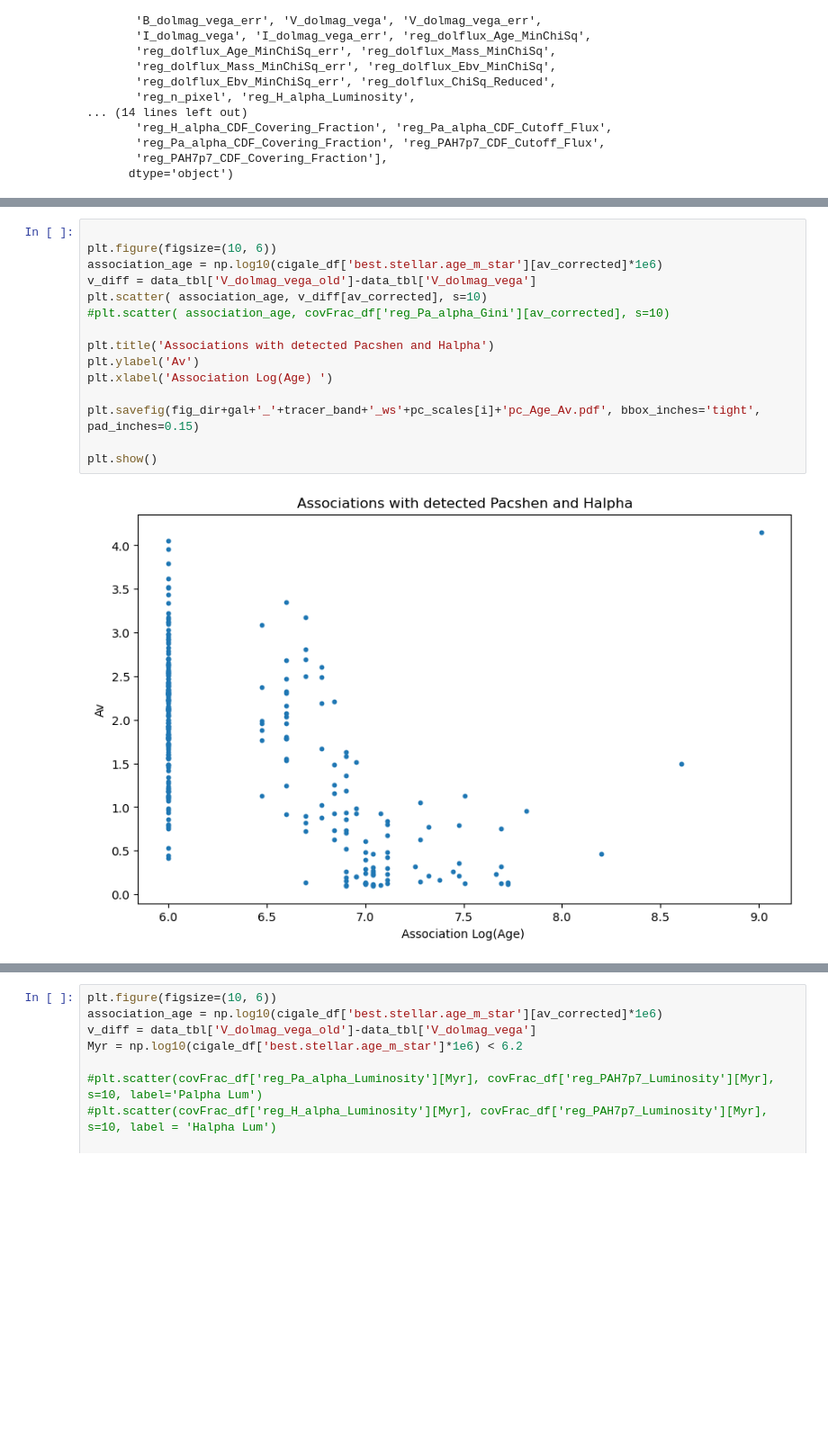
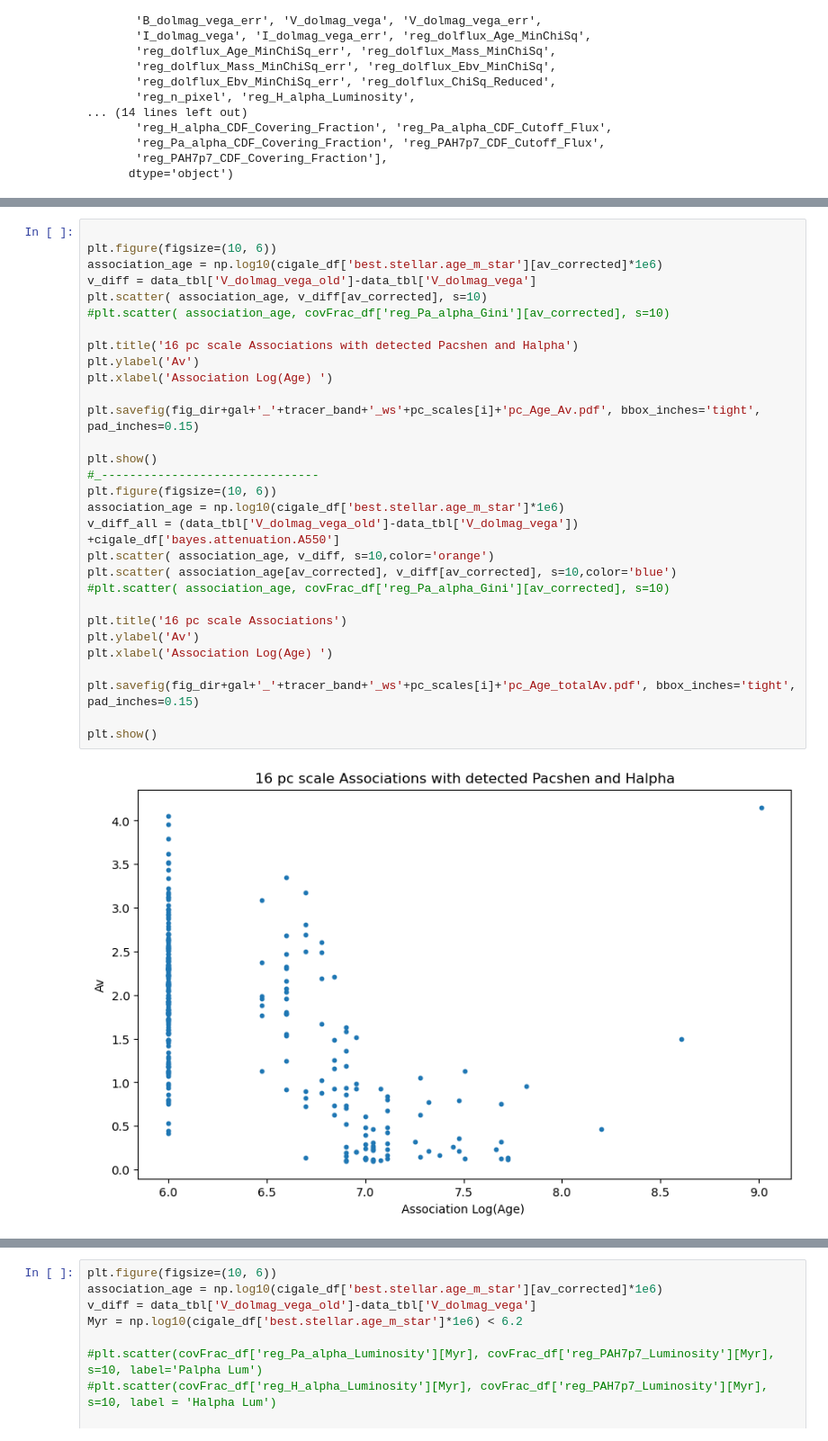
Before and after one commit to kilarson/msa, a Jupyter notebook: msa_cigale.ipynb, the cells around one changed output, grey strips where cells are left out. Shown at 90% size. Drawn from its saved outputs; the diff is of its cells as text; blank space fills up the shorter version.

```diff
--- a/msa_cigale.ipynb
+++ b/msa_cigale.ipynb
@@ -1507,17 +1686,32 @@ Index(['reg_id', 'reg_x', 'reg_y', 'reg_ra', 'reg_dec', 'reg_area', 'reg_rad',
 # %%
 
 plt.figure(figsize=(10, 6))
 association_age = np.log10(cigale_df['best.stellar.age_m_star'][av_corrected]*1e6)
 v_diff = data_tbl['V_dolmag_vega_old']-data_tbl['V_dolmag_vega']
 plt.scatter( association_age, v_diff[av_corrected], s=10)
 #plt.scatter( association_age, covFrac_df['reg_Pa_alpha_Gini'][av_corrected], s=10)
 
-plt.title('Associations with detected Pacshen and Halpha')
+plt.title('16 pc scale Associations with detected Pacshen and Halpha')
 plt.ylabel('Av')
 plt.xlabel('Association Log(Age) ')
 
 plt.savefig(fig_dir+gal+'_'+tracer_band+'_ws'+pc_scales[i]+'pc_Age_Av.pdf', bbox_inches='tight', pad_inches=0.15)
 
 plt.show()
+#_-------------------------------
+plt.figure(figsize=(10, 6))
+association_age = np.log10(cigale_df['best.stellar.age_m_star']*1e6)
+v_diff_all = (data_tbl['V_dolmag_vega_old']-data_tbl['V_dolmag_vega']) +cigale_df['bayes.attenuation.A550']
+plt.scatter( association_age, v_diff, s=10,color='orange')
+plt.scatter( association_age[av_corrected], v_diff[av_corrected], s=10,color='blue')
+#plt.scatter( association_age, covFrac_df['reg_Pa_alpha_Gini'][av_corrected], s=10)
+
+plt.title('16 pc scale Associations')
+plt.ylabel('Av')
+plt.xlabel('Association Log(Age) ')
+
+plt.savefig(fig_dir+gal+'_'+tracer_band+'_ws'+pc_scales[i]+'pc_Age_totalAv.pdf', bbox_inches='tight', pad_inches=0.15)
+
+plt.show()
 # %% [output]
-[figure, old version]
+[figure, new version]
```
Also changed, not shown: parts of 15 cells of this notebook.
